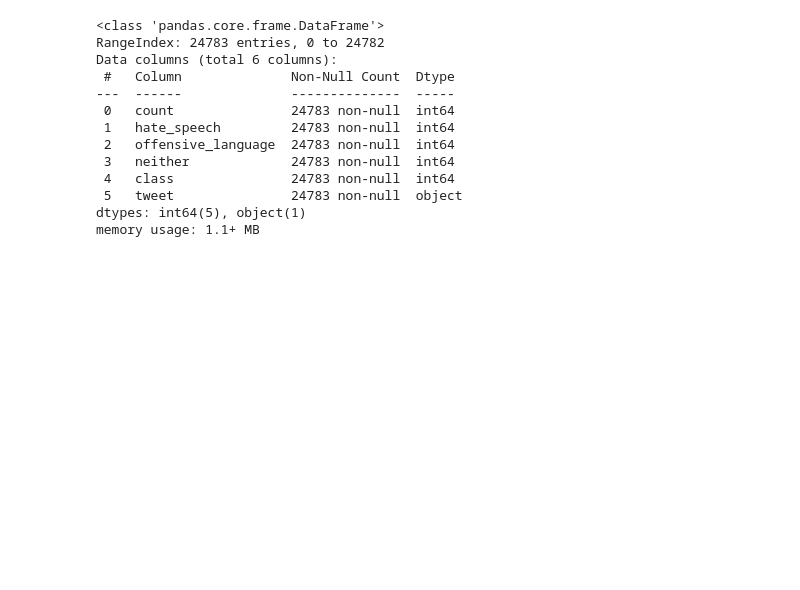
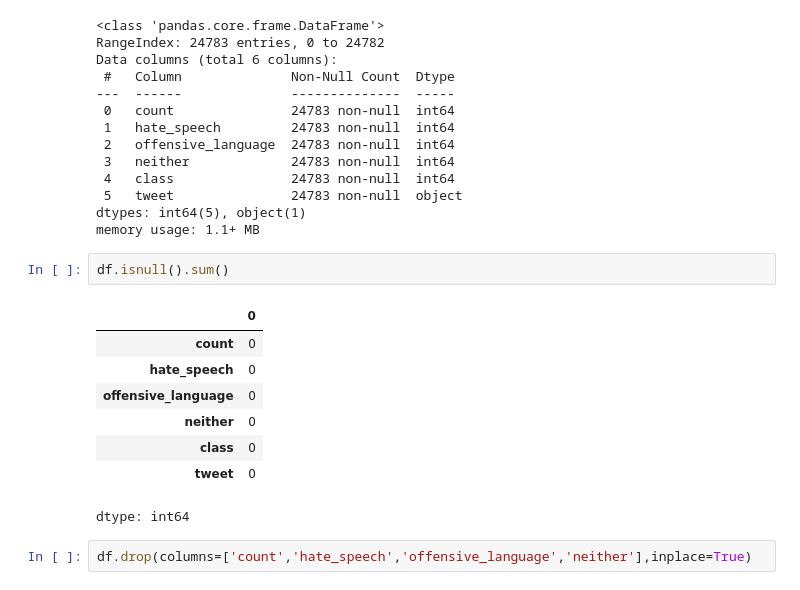
Before and after one commit to kartikrupal/Hate-Speech, a Jupyter notebook: main.ipynb, the cells around one changed output. Saved outputs shown, nothing was run; the diff lists cells and outputs as text; blank space fills up the shorter version.

```diff
--- a/main.ipynb
+++ b/main.ipynb
@@ -47,3 +47,16 @@ Data columns (total 6 columns):
  5   tweet               24783 non-null  object
 dtypes: int64(5), object(1)
 memory usage: 1.1+ MB
+# %%
+df.isnull().sum()
+# %% [output]
+|  | 0 |
+| count | 0 |
+| hate_speech | 0 |
+| offensive_language | 0 |
+| neither | 0 |
+| class | 0 |
+| tweet | 0 |
+dtype: int64
+# %%
+df.drop(columns=['count','hate_speech','offensive_language','neither'],inplace=True)
```
Also changed, not shown: parts of 1 cell of this notebook.
